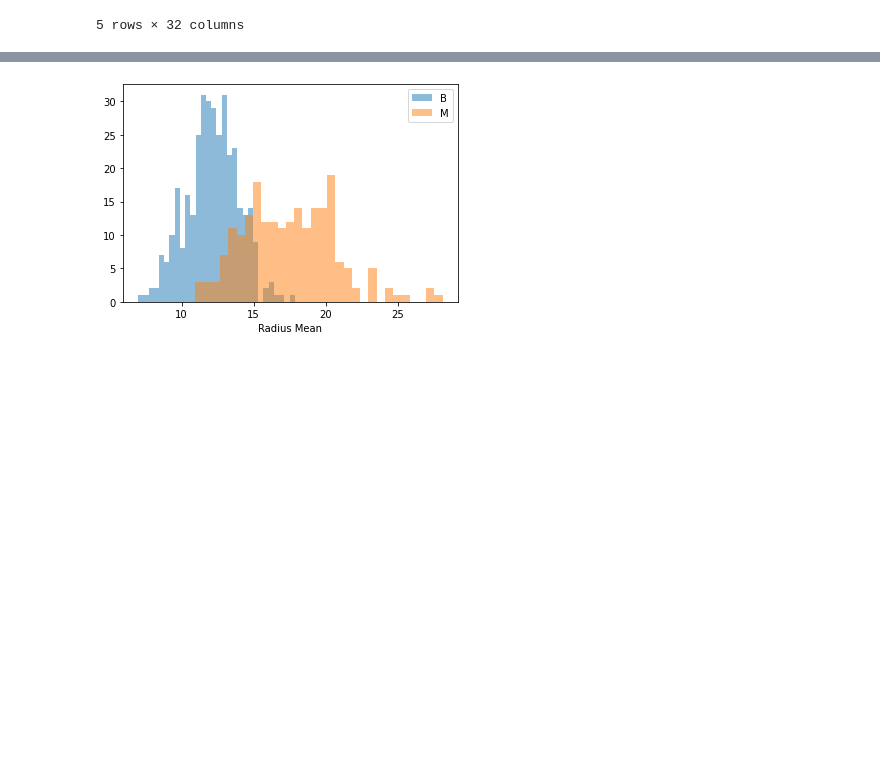
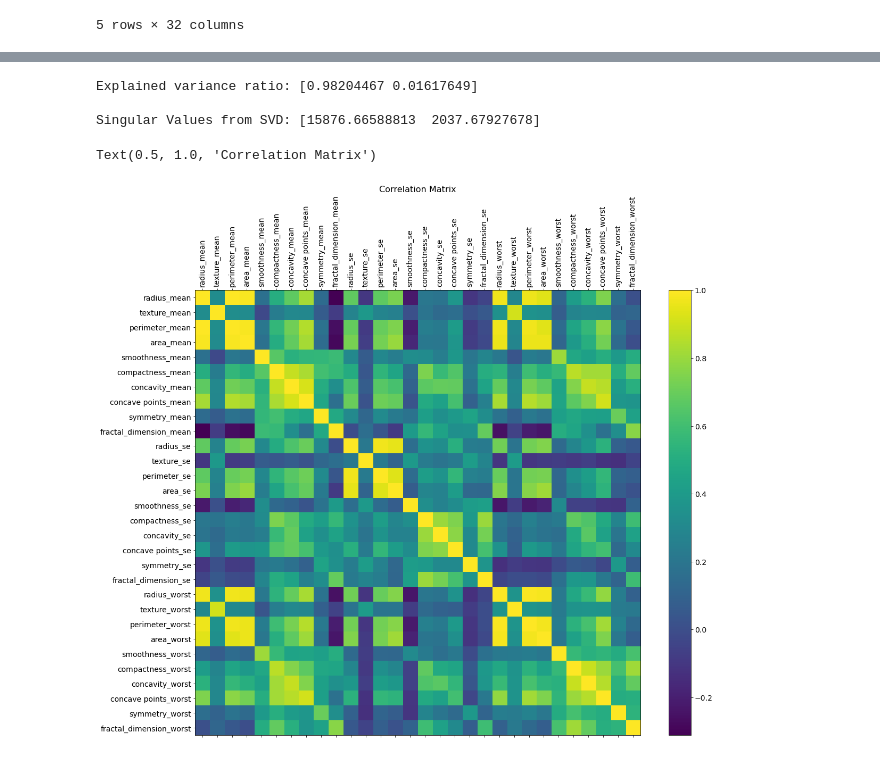
Before and after one commit to lucasabdalah/Exploratory-Data-Analisys, a Jupyter notebook: code/hw1/data_investigation.ipynb, the cells around one changed output, grey strips where cells are left out. Saved outputs shown, nothing was run; the diff lists cells and outputs as text; code cells hidden in the pictures; blank space fills up the shorter version.

```diff
--- a/code/hw1/data_investigation.ipynb
+++ b/code/hw1/data_investigation.ipynb
@@ -100,11 +126,23 @@ df.groupby('diagnosis').mean()
-# %%
-dfB = df[df['diagnosis']=='B']
-dfM = df[df['diagnosis']=='M']
-plt.figure()
-plt.hist(dfB['radius_mean'], bins = 30, alpha = 0.5, label='B')
-plt.hist(dfM['radius_mean'], bins = 30, alpha = 0.5, label = 'M')
-plt.legend(loc='upper right')
-plt.xlabel('Radius Mean')
-plt.show()
-# %% [output]
-[figure, removed]
+# %%
+# Performing PCA in order to do a dimensionality reduction
+pca = PCA(n_components=2)
+pca.fit(df[numeric_columns])
+print(f'Explained variance ratio: {pca.explained_variance_ratio_} \n')
+print(f'Singular Values from SVD: {pca.singular_values_}')
+# %% [output]
+Explained variance ratio: [0.98204467 0.01617649]
+
+Singular Values from SVD: [15876.66588813  2037.67927678]
+# %%
+# Correlation Matrix plot
+
+f = plt.figure(figsize=(19, 15))
+plt.matshow(df.corr(), fignum=f.number)
+plt.xticks(range(df[numeric_columns].shape[1]),df[numeric_columns].columns, fontsize=14, rotation=90)
+plt.yticks(range(df[numeric_columns].shape[1]), df[numeric_columns].columns, fontsize=14)
+cb = plt.colorbar()
+cb.ax.tick_params(labelsize=14)
+plt.title('Correlation Matrix', fontsize=16)
+# %% [output]
+Text(0.5, 1.0, 'Correlation Matrix')
+[figure, added]
```
Also changed, not shown: parts of 16 cells of this notebook, 1 other file.
